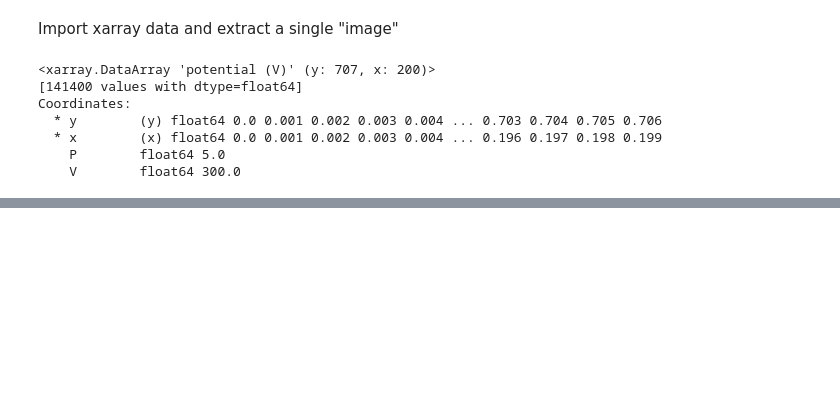
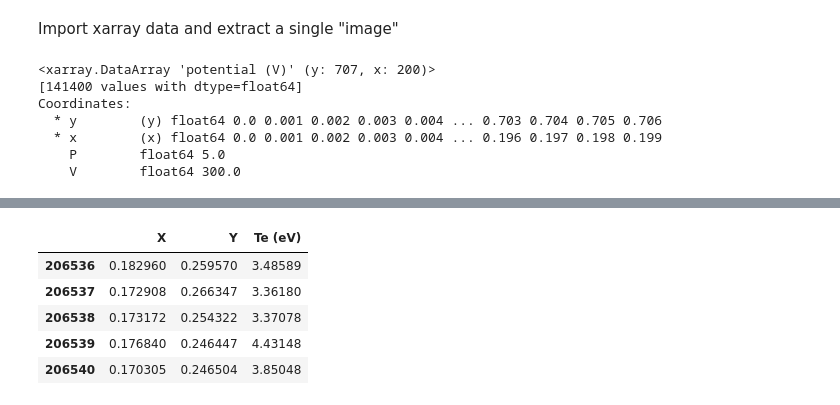
Before and after one commit to jarltc/2d-discharge-nn, a Jupyter notebook: data-vis.ipynb, the cells around one changed output, grey strips where cells are left out. Saved outputs shown, nothing was run; the diff lists cells and outputs as text; code cells hidden in the pictures; blank space fills up the shorter version.

```diff
--- a/data-vis.ipynb
+++ b/data-vis.ipynb
@@ -25,0 +45,9 @@ ax.set_aspect('equal')
+# %%
+dataset[['X', 'Y', 'Te (eV)']].head()
+# %% [output]
+|  | X | Y | Te (eV) |
+| 206536 | 0.182960 | 0.259570 | 3.48589 |
+| 206537 | 0.172908 | 0.266347 | 3.36180 |
+| 206538 | 0.173172 | 0.254322 | 3.37078 |
+| 206539 | 0.176840 | 0.246447 | 4.43148 |
+| 206540 | 0.170305 | 0.246504 | 3.85048 |
```
Also changed, not shown: parts of 6 cells of this notebook.
